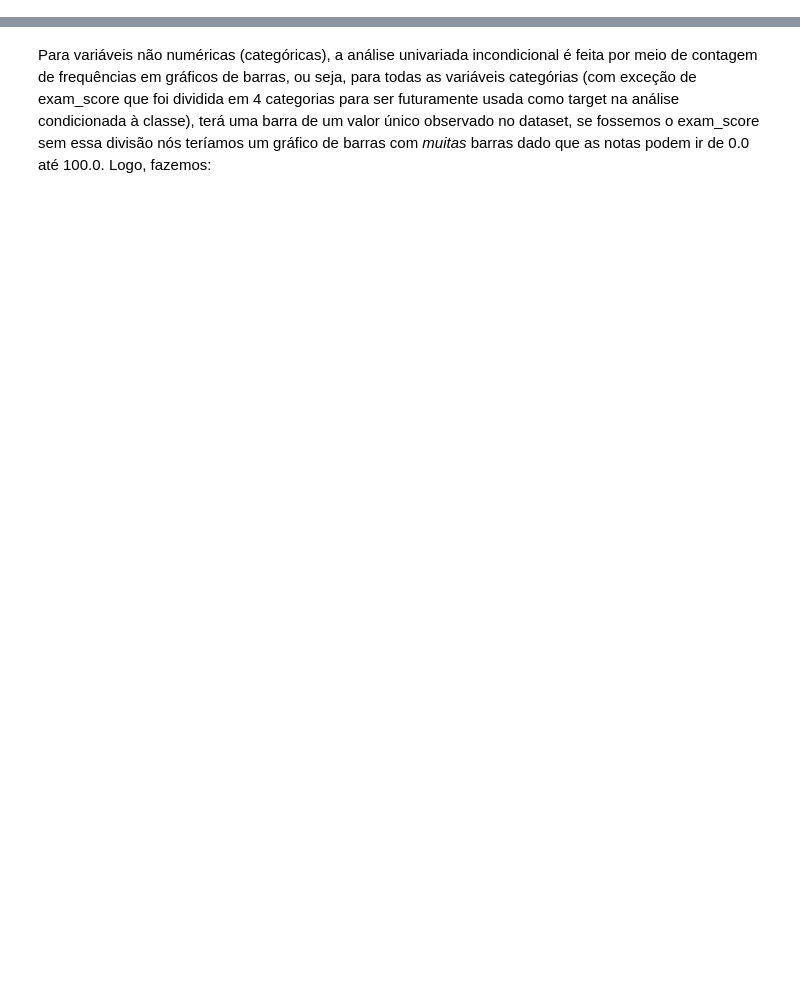
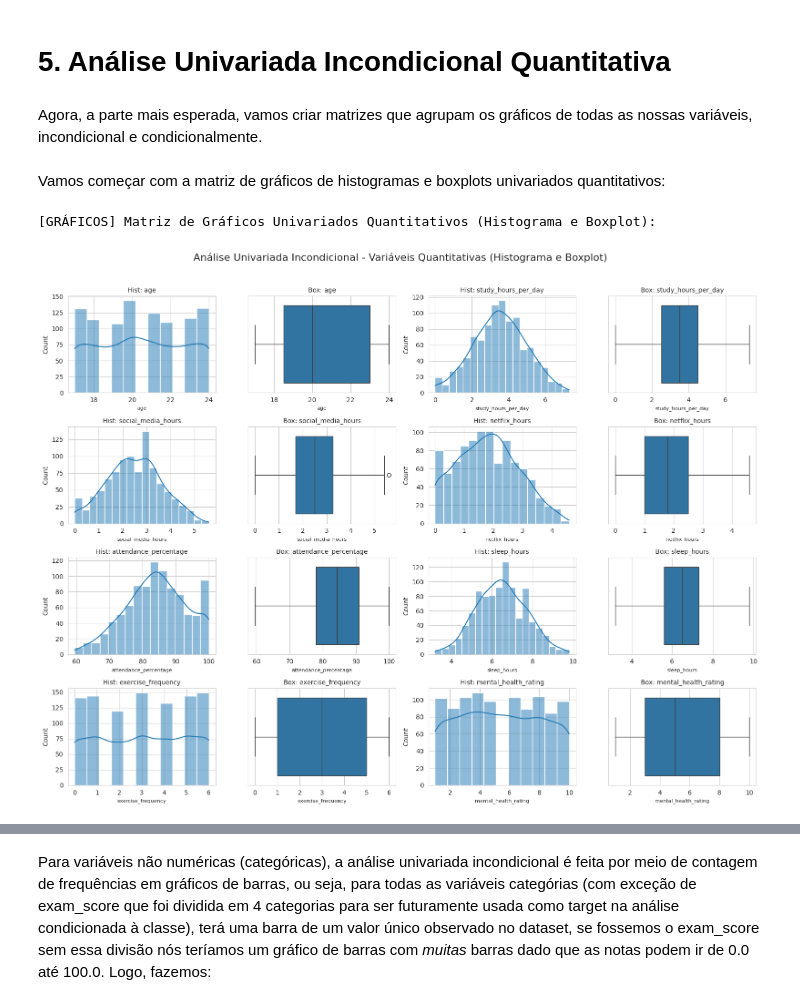
Before and after one commit to MRGdSFS/HW1----ICA-2025.2, a Jupyter notebook: notebooks/02_analise_univariada.ipynb, the cells around one changed output, grey strips where cells are left out. Cells and saved outputs as stored; diff of their text form; code cells hidden in the pictures; blank space fills up the shorter version.

```diff
--- a/notebooks/02_analise_univariada.ipynb
+++ b/notebooks/02_analise_univariada.ipynb
@@ -123,0 +73,7 @@ Gráficos numéricos salvos em 'resultados/figuras'
+# %%
+quantitativas, qualitativas = au.separar_variaveis(df_dict)
+
+print("Variáveis quantitativas:")
+print(quantitativas)
+print("\nVariáveis qualitativas:")
+print(qualitativas)
@@ -123,0 +127,5 @@ Gráficos numéricos salvos em 'resultados/figuras'
+# %%
+df_limpo = df_processado.copy()  # Preserva o original.
+
+for coluna in quantitativas:     # A gente obteve isso aqui lá em cima na função de separar variáveis.
+    df_limpo = pp.remover_outliers(df_limpo, coluna)
@@ -123,0 +198,12 @@ Gráficos numéricos salvos em 'resultados/figuras'
+# %% [markdown]
+# 5. Análise Univariada Incondicional Quantitativa
+# %% [markdown]
+Agora, a parte mais esperada, vamos criar matrizes que agrupam os gráficos de todas as nossas variáveis, incondicional e condicionalmente.
+# %% [markdown]
+Vamos começar com a matriz de gráficos de histogramas e boxplots univariados quantitativos:
+# %%
+print("[GRÁFICOS] Matriz de Gráficos Univariados Quantitativos (Histograma e Boxplot):")
+au.plot_matriz_univariada_quantitativa(df_limpo, quantitativas)
+# %% [output]
+[GRÁFICOS] Matriz de Gráficos Univariados Quantitativos (Histograma e Boxplot):
+[figure, added]
```
Also changed, not shown: parts of 56 cells of this notebook, 4 other files.
